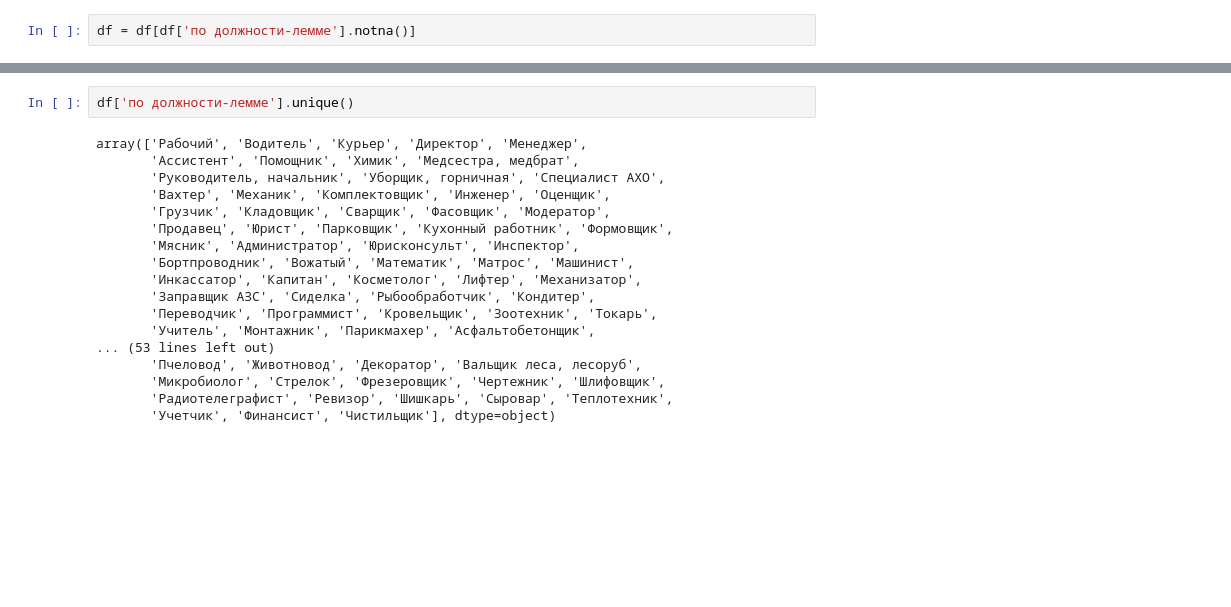
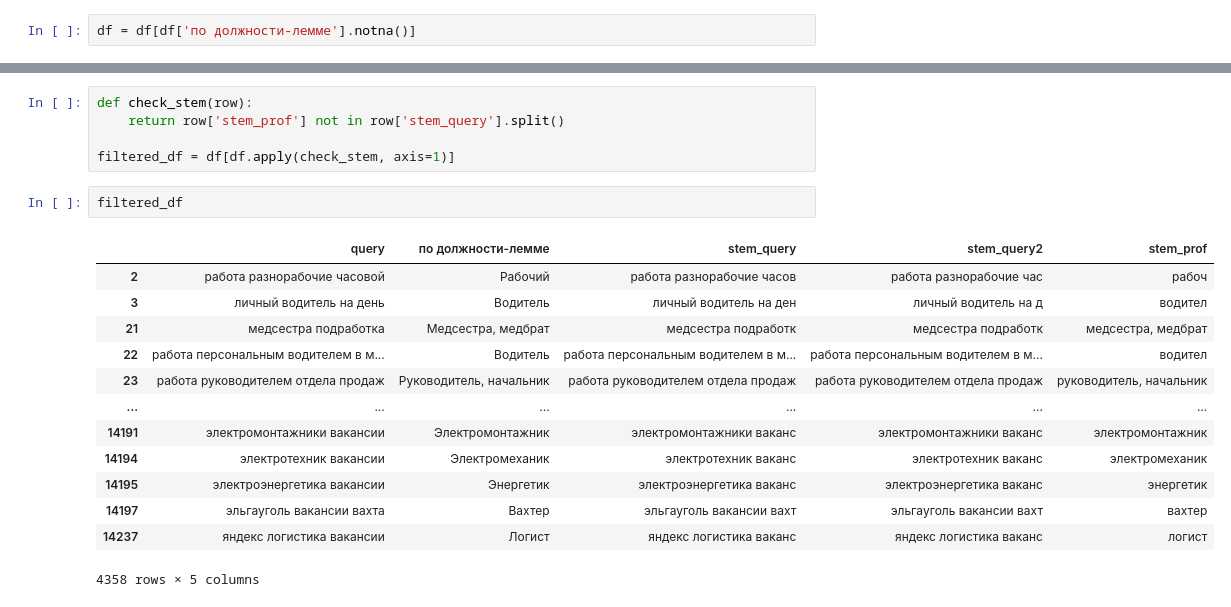
Before and after one commit to ReSpix/query_classifier, a Jupyter notebook: dataset.ipynb, the cells around one changed output, grey strips where cells are left out. Drawn from its saved outputs; the diff is of its cells as text; blank space fills up the shorter version.

```diff
--- a/dataset.ipynb
+++ b/dataset.ipynb
@@ -40,21 +69,22 @@ df
-# %%
-df['по должности-лемме'].unique()
-# %% [output]
-array(['Рабочий', 'Водитель', 'Курьер', 'Директор', 'Менеджер',
-       'Ассистент', 'Помощник', 'Химик', 'Медсестра, медбрат',
-       'Руководитель, начальник', 'Уборщик, горничная', 'Специалист АХО',
-       'Вахтер', 'Механик', 'Комплектовщик', 'Инженер', 'Оценщик',
-       'Грузчик', 'Кладовщик', 'Сварщик', 'Фасовщик', 'Модератор',
-       'Продавец', 'Юрист', 'Парковщик', 'Кухонный работник', 'Формовщик',
-       'Мясник', 'Администратор', 'Юрисконсульт', 'Инспектор',
-       'Бортпроводник', 'Вожатый', 'Математик', 'Матрос', 'Машинист',
-       'Инкассатор', 'Капитан', 'Косметолог', 'Лифтер', 'Механизатор',
-       'Заправщик АЗС', 'Сиделка', 'Рыбообработчик', 'Кондитер',
-       'Переводчик', 'Программист', 'Кровельщик', 'Зоотехник', 'Токарь',
-       'Учитель', 'Монтажник', 'Парикмахер', 'Асфальтобетонщик',
-... (53 lines left out)
-       'Пчеловод', 'Животновод', 'Декоратор', 'Вальщик леса, лесоруб',
-       'Микробиолог', 'Стрелок', 'Фрезеровщик', 'Чертежник', 'Шлифовщик',
-       'Радиотелеграфист', 'Ревизор', 'Шишкарь', 'Сыровар', 'Теплотехник',
-       'Учетчик', 'Финансист', 'Чистильщик'], dtype=object)
+# %%
+def check_stem(row):
+    return row['stem_prof'] not in row['stem_query'].split()
+
+filtered_df = df[df.apply(check_stem, axis=1)]
+# %%
+filtered_df
+# %% [output]
+|  | query | по должности-лемме | stem_query | stem_query2 | stem_prof |
+| 2 | работа разнорабочие часовой | Рабочий | работа разнорабочие часов | работа разнорабочие час | рабоч |
+| 3 | личный водитель на день | Водитель | личный водитель на ден | личный водитель на д | водител |
+| 21 | медсестра подработка | Медсестра, медбрат | медсестра подработк | медсестра подработк | медсестра, медбрат |
+| 22 | работа персональным водителем в м... | Водитель | работа персональным водителем в м... | работа персональным водителем в м... | водител |
+| 23 | работа руководителем отдела продаж | Руководитель, начальник | работа руководителем отдела продаж | работа руководителем отдела продаж | руководитель, начальник |
+| ... | ... | ... | ... | ... | ... |
+| 14191 | электромонтажники вакансии | Электромонтажник | электромонтажники ваканс | электромонтажники ваканс | электромонтажник |
+| 14194 | электротехник вакансии | Электромеханик | электротехник ваканс | электротехник ваканс | электромеханик |
+| 14195 | электроэнергетика вакансии | Энергетик | электроэнергетика ваканс | электроэнергетика ваканс | энергетик |
+| 14197 | эльгауголь вакансии вахта | Вахтер | эльгауголь вакансии вахт | эльгауголь вакансии вахт | вахтер |
+| 14237 | яндекс логистика вакансии | Логист | яндекс логистика ваканс | яндекс логистика ваканс | логист |
+4358 rows × 5 columns
 # %%
```
Also changed, not shown: parts of 6 cells of this notebook, 5 other files.
